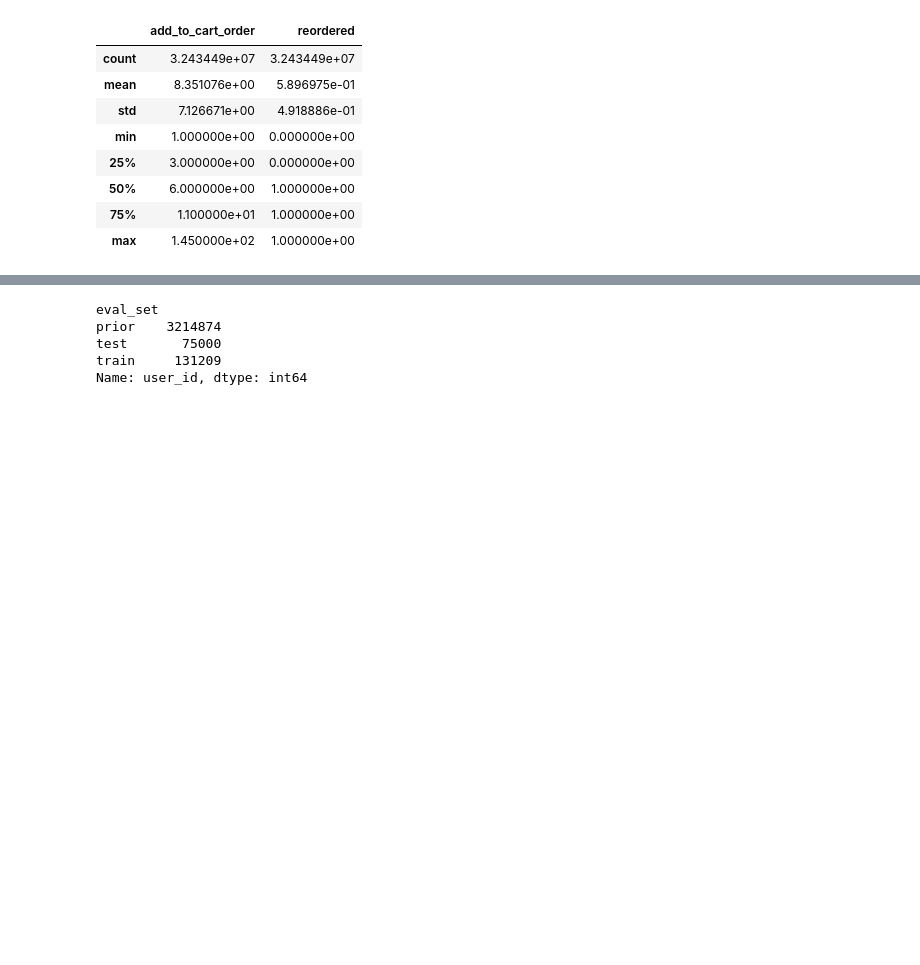
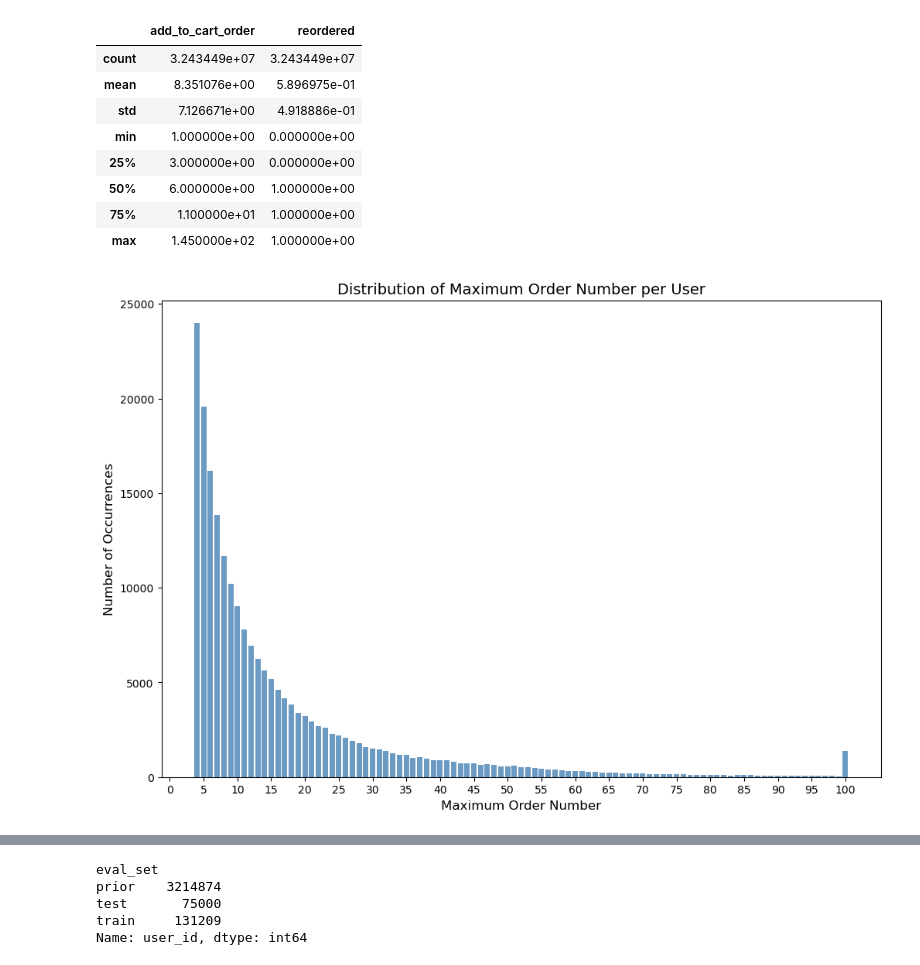
Before and after one commit to kli210/instacart-market-basket-analysis, a Jupyter notebook: data_preprocessing.ipynb, the cells around one changed output, grey strips where cells are left out. Saved outputs shown, nothing was run; the diff lists cells and outputs as text; code cells hidden in the pictures; blank space fills up the shorter version.

```diff
--- a/data_preprocessing.ipynb
+++ b/data_preprocessing.ipynb
@@ -489,3 +480,17 @@ main_df.describe()
 | 50% | 6.000000e+00 | 1.000000e+00 |
 | 75% | 1.100000e+01 | 1.000000e+00 |
 | max | 1.450000e+02 | 1.000000e+00 |
+# %%
+cnt = orders_df.groupby("user_id")["order_number"].aggregate('max').value_counts()
+
+plt.figure(figsize=(12, 8))
+plt.bar(cnt.index, cnt.values, alpha=0.8, color='steelblue')
+plt.ylabel('Number of Occurrences', fontsize=12)
+plt.xlabel('Maximum Order Number', fontsize=12)
+
+plt.xticks(np.arange(0, 101, 5))
+
+plt.title('Distribution of Maximum Order Number per User', fontsize=14)
+plt.show()
+# %% [output]
+[figure, added]
```
Also changed, not shown: parts of 22 cells of this notebook.
